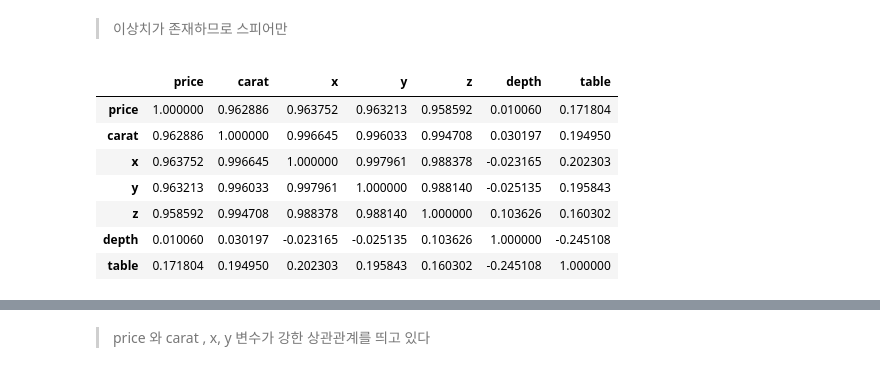
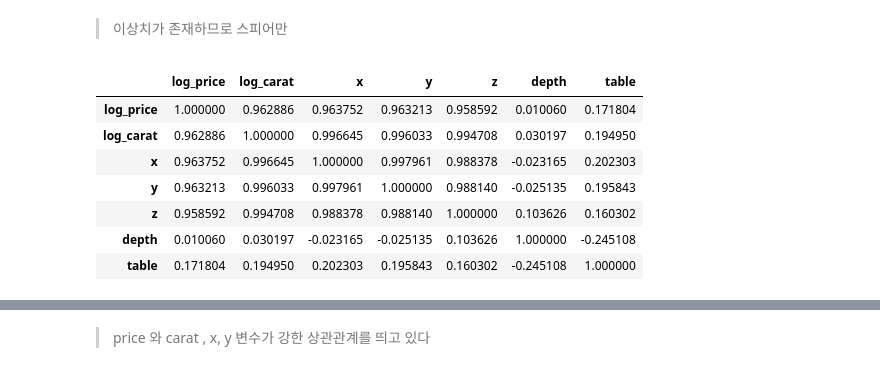
Before and after one commit to BoheeJeong/data_analysis_basic, a Jupyter notebook: 00 캡스톤/12-04. 다이아몬드 연습문제.ipynb, the cells around one changed output, grey strips where cells are left out. Cells and saved outputs as stored; diff of their text form; code cells hidden in the pictures.

```diff
--- a/00 캡스톤/12-04. 다이아몬드 연습문제.ipynb
+++ b/00 캡스톤/12-04. 다이아몬드 연습문제.ipynb
@@ -1807,12 +1808,12 @@ else:
 # %% [markdown]
 > 이상치가 존재하므로 스피어만
 # %%
-corr_matrix = df_log[['price','carat','x','y','z','depth','table']].corr(method='spearman')
+corr_matrix = df_log[['log_price','log_carat','x','y','z','depth','table']].corr(method='spearman')
 corr_matrix
 # %% [output]
-|  | price | carat | x | y | z | depth | table |
-| price | 1.000000 | 0.962886 | 0.963752 | 0.963213 | 0.958592 | 0.010060 | 0.171804 |
-| carat | 0.962886 | 1.000000 | 0.996645 | 0.996033 | 0.994708 | 0.030197 | 0.194950 |
+|  | log_price | log_carat | x | y | z | depth | table |
+| log_price | 1.000000 | 0.962886 | 0.963752 | 0.963213 | 0.958592 | 0.010060 | 0.171804 |
+| log_carat | 0.962886 | 1.000000 | 0.996645 | 0.996033 | 0.994708 | 0.030197 | 0.194950 |
 | x | 0.963752 | 0.996645 | 1.000000 | 0.997961 | 0.988378 | -0.023165 | 0.202303 |
 | y | 0.963213 | 0.996033 | 0.997961 | 1.000000 | 0.988140 | -0.025135 | 0.195843 |
 | z | 0.958592 | 0.994708 | 0.988378 | 0.988140 | 1.000000 | 0.103626 | 0.160302 |
```
Also changed, not shown: parts of 24 cells of this notebook, 10 other files.
